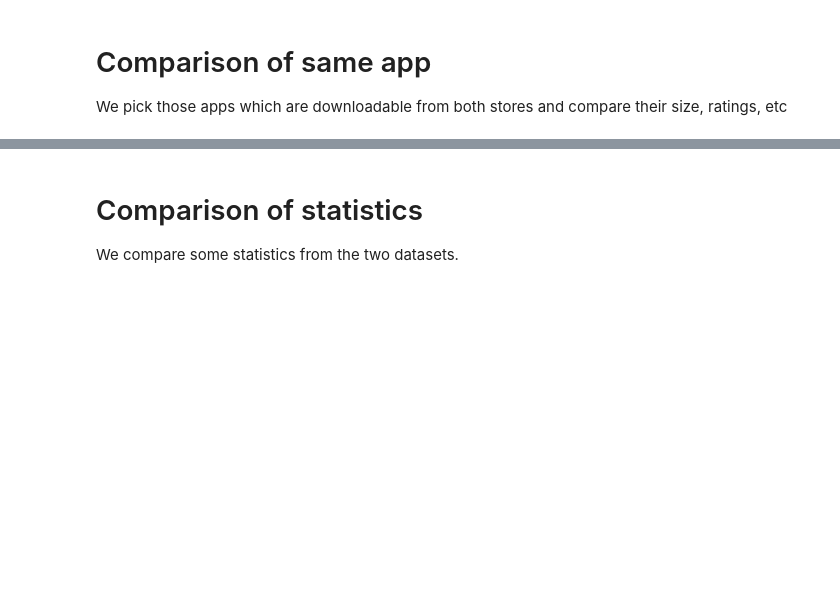
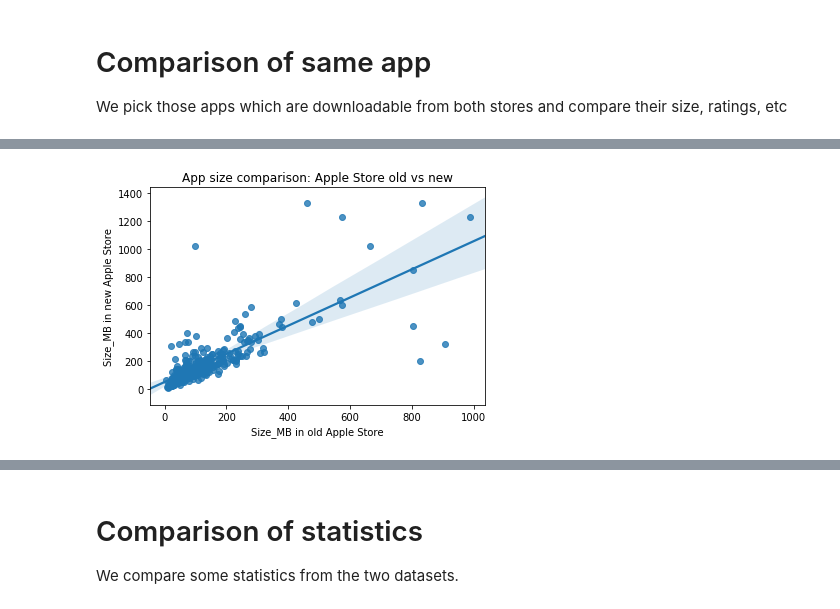
Before and after one commit to johnnyguitarhero/ECE143-Project-19WIN-G8, a Jupyter notebook: Comparison Analysis/Comparison.ipynb, the cells around one changed output, grey strips where cells are left out. Saved outputs shown, nothing was run; the diff lists cells and outputs as text; code cells hidden in the pictures; blank space fills up the shorter version.

```diff
--- a/Comparison Analysis/Comparison.ipynb
+++ b/Comparison Analysis/Comparison.ipynb
@@ -47,0 +29,10 @@ mrg.sample(55)
+# %%
+mrg2 = pd.merge(ap_df, it_df, on=['App'], how='inner')
+mrg2.rename(columns={'Size_M_x':'Size_MB in old Apple Store','Size_M_y':'Size_MB in new Apple Store',\
+                    'Rating_x':'Rating in old Apple Store','Rating_y':'Rating in new Apple Store',\
+                    'Category_y':'Category'},inplace=True)
+#mrg['Size_rate'] = mrg['Size_MB in Apple Store']/mrg['Size_MB in Google Play']
+mrg2 = mrg2[mrg2['Size_MB in old Apple Store']<1000]
+sns.regplot(x = 'Size_MB in old Apple Store', y = 'Size_MB in new Apple Store', data = mrg2).set_title('App size comparison: Apple Store old vs new');
+# %% [output]
+[figure, added]
```
Also changed, not shown: parts of 9 cells of this notebook, 21 other files.
